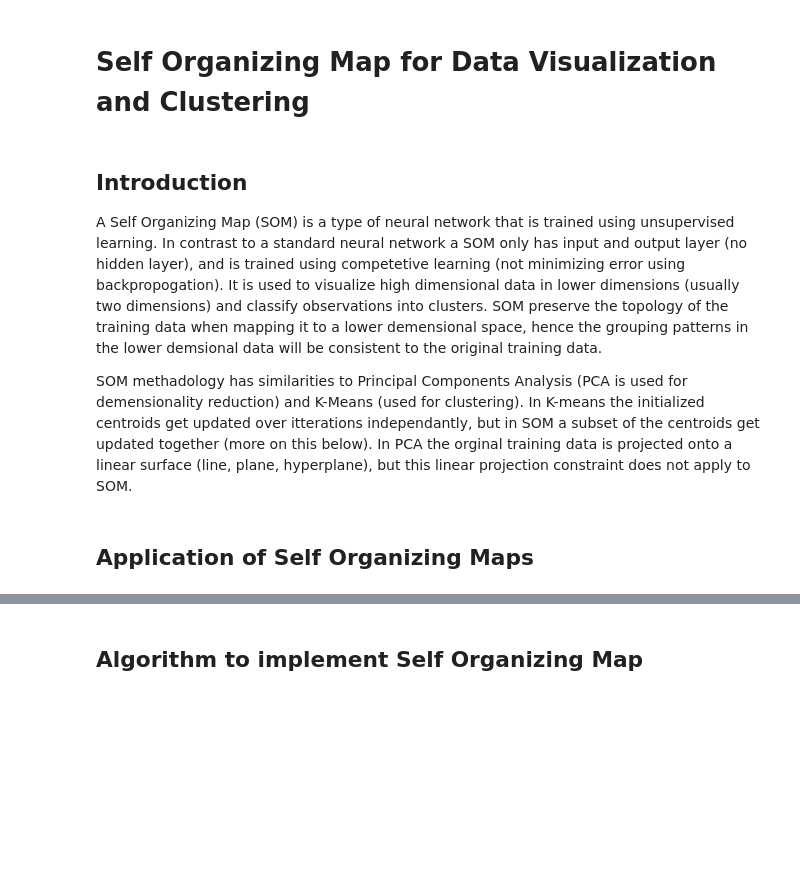
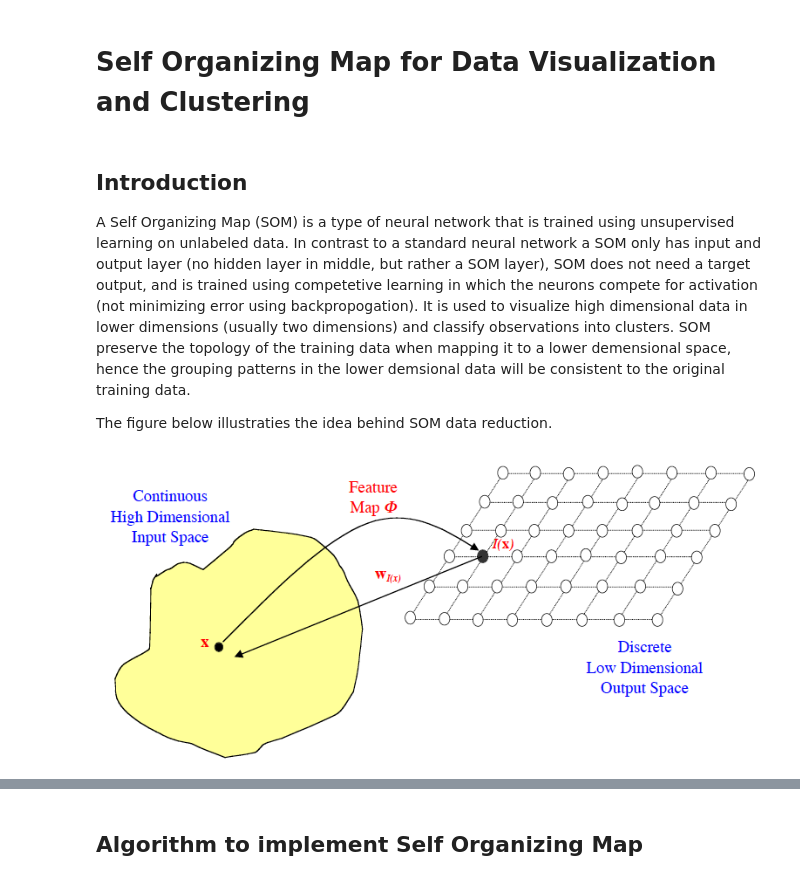
Before and after one commit to hammadshaikhha/Data-Science-and-Machine-Learning-from-Scratch, a Jupyter notebook: Self Organizing Maps for Data Visualization/Self Organizing Map for Clustering.ipynb, the cells around one changed output, grey strips where cells are left out. Cells and saved outputs as stored; diff of their text form; code cells hidden in the pictures; blank space fills up the shorter version.

```diff
--- a/Self Organizing Maps for Data Visualization/Self Organizing Map for Clustering.ipynb
+++ b/Self Organizing Maps for Data Visualization/Self Organizing Map for Clustering.ipynb
@@ -2,8 +2,11 @@
 # Self Organizing Map for Data Visualization and Clustering
 # %% [markdown]
 ## Introduction
-A Self Organizing Map (SOM) is a type of neural network that is trained using unsupervised learning. In contrast to a standard neural network a SOM only has input and output layer (no hidden layer), and is trained using competetive learning (not minimizing error using backpropogation). It is used to visualize high dimensional data in lower dimensions (usually two dimensions) and classify observations into clusters. SOM preserve the topology of the training data when mapping it to a lower demensional space, hence the grouping patterns in the lower demsional data will be consistent to the original training data.
+A Self Organizing Map (SOM) is a type of neural network that is trained using unsupervised learning on unlabeled data. In contrast to a standard neural network a SOM only has input and output layer (no hidden layer in middle, but rather a SOM layer), SOM does not need a target output, and is trained using competetive learning in which the neurons compete for activation (not minimizing error using backpropogation). It is used to visualize high dimensional data in lower dimensions (usually two dimensions) and classify observations into clusters. SOM preserve the topology of the training data when mapping it to a lower demensional space, hence the grouping patterns in the lower demsional data will be consistent to the original training data.
 
-SOM methadology has similarities to Principal Components Analysis (PCA is used for demensionality reduction) and K-Means (used for clustering). In K-means the initialized centroids get updated over itterations independantly, but in SOM a subset of the centroids get updated together (more on this below). In PCA the orginal training data is projected onto a linear surface (line, plane, hyperplane), but this linear projection constraint does not apply to SOM.
+The figure below illustraties the idea behind SOM data reduction.
-# %% [markdown]
-## Application of Self Organizing Maps
+# %%
+from IPython.display import Image, display
+display(Image(filename='SelfOrgMap.png', embed=True))
+# %% [output]
+[figure, added]
```
Also changed, not shown: parts of 28 cells of this notebook.
